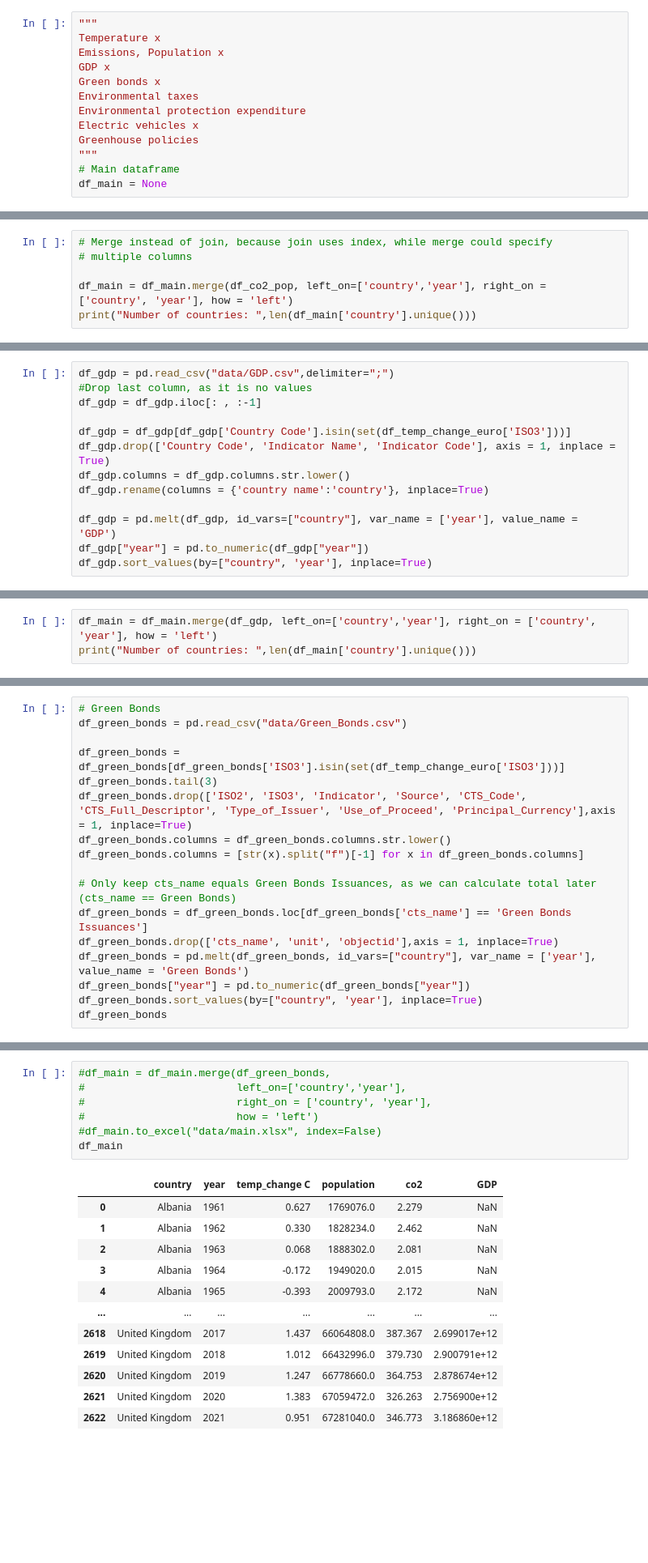
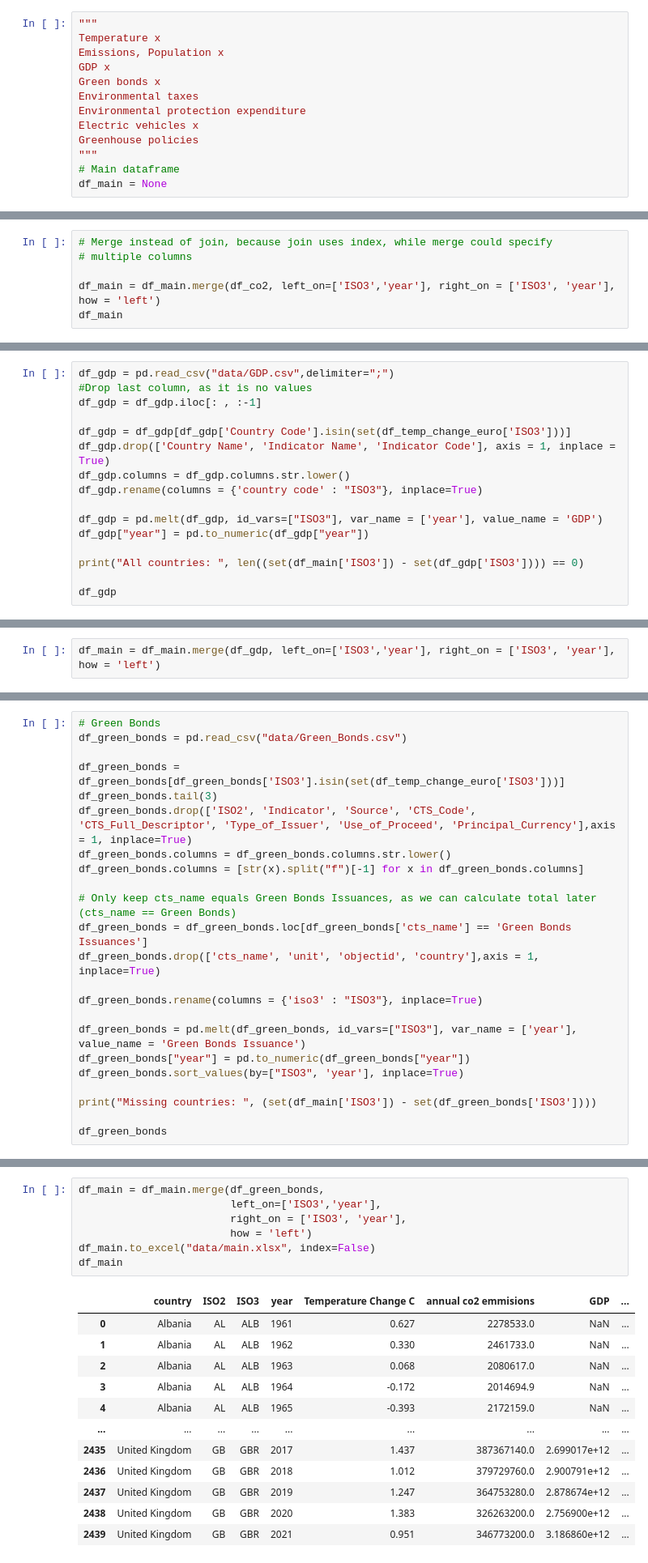
Before and after one commit to TrulsST/VisualAnalytics, a Jupyter notebook: Data_processing.ipynb, the cells around one changed output, grey strips where cells are left out. Shown at 81% size. Saved outputs shown, nothing was run; the diff lists cells and outputs as text; blank space fills up the shorter version.

Commit message:
Change merge on ISO codes
Excluded some smaller countries as Monaco, Lichestein and San Marino.

```diff
--- a/Data_processing.ipynb
+++ b/Data_processing.ipynb
@@ -282,6 +287,6 @@ df_co2
 # Merge instead of join, because join uses index, while merge could specify
 # multiple columns
 
-df_main = df_main.merge(df_co2_pop, left_on=['country','year'], right_on = ['country', 'year'], how = 'left')
-print("Number of countries: ",len(df_main['country'].unique()))
+df_main = df_main.merge(df_co2, left_on=['ISO3','year'], right_on = ['ISO3', 'year'], how = 'left')
+df_main
 # %% [output]
@@ -292,10 +309,13 @@ df_gdp = pd.read_csv("data/GDP.csv",delimiter=";")
 df_gdp = df_gdp.iloc[: , :-1]
 
 df_gdp = df_gdp[df_gdp['Country Code'].isin(set(df_temp_change_euro['ISO3']))]
-df_gdp.drop(['Country Code', 'Indicator Name', 'Indicator Code'], axis = 1, inplace = True)
+df_gdp.drop(['Country Name', 'Indicator Name', 'Indicator Code'], axis = 1, inplace = True)
 df_gdp.columns = df_gdp.columns.str.lower()
-df_gdp.rename(columns = {'country name':'country'}, inplace=True)
+df_gdp.rename(columns = {'country code' : "ISO3"}, inplace=True)
 
-df_gdp = pd.melt(df_gdp, id_vars=["country"], var_name = ['year'], value_name = 'GDP')
+df_gdp = pd.melt(df_gdp, id_vars=["ISO3"], var_name = ['year'], value_name = 'GDP')
 df_gdp["year"] = pd.to_numeric(df_gdp["year"])
-df_gdp.sort_values(by=["country", 'year'], inplace=True)
+
+print("All countries: ", len((set(df_main['ISO3']) - set(df_gdp['ISO3']))) == 0)
+
+df_gdp
@@ -302,3 +337,2 @@ df_gdp.sort_values(by=["country", 'year'], inplace=True)
 # %%
-df_main = df_main.merge(df_gdp, left_on=['country','year'], right_on = ['country', 'year'], how = 'left')
-print("Number of countries: ",len(df_main['country'].unique()))
+df_main = df_main.merge(df_gdp, left_on=['ISO3','year'], right_on = ['ISO3', 'year'], how = 'left')
@@ -310,15 +342,21 @@ df_green_bonds = pd.read_csv("data/Green_Bonds.csv")
 
 df_green_bonds = df_green_bonds[df_green_bonds['ISO3'].isin(set(df_temp_change_euro['ISO3']))]
 df_green_bonds.tail(3)
-df_green_bonds.drop(['ISO2', 'ISO3', 'Indicator', 'Source', 'CTS_Code', 'CTS_Full_Descriptor', 'Type_of_Issuer', 'Use_of_Proceed', 'Principal_Currency'],axis = 1, inplace=True)
+df_green_bonds.drop(['ISO2', 'Indicator', 'Source', 'CTS_Code', 'CTS_Full_Descriptor', 'Type_of_Issuer', 'Use_of_Proceed', 'Principal_Currency'],axis = 1, inplace=True)
 df_green_bonds.columns = df_green_bonds.columns.str.lower()
 df_green_bonds.columns = [str(x).split("f")[-1] for x in df_green_bonds.columns]
 
 # Only keep cts_name equals Green Bonds Issuances, as we can calculate total later (cts_name == Green Bonds)
 df_green_bonds = df_green_bonds.loc[df_green_bonds['cts_name'] == 'Green Bonds Issuances']
-df_green_bonds.drop(['cts_name', 'unit', 'objectid'],axis = 1, inplace=True)
-df_green_bonds = pd.melt(df_green_bonds, id_vars=["country"], var_name = ['year'], value_name = 'Green Bonds')
+df_green_bonds.drop(['cts_name', 'unit', 'objectid', 'country'],axis = 1, inplace=True)
+
+df_green_bonds.rename(columns = {'iso3' : "ISO3"}, inplace=True)
+
+df_green_bonds = pd.melt(df_green_bonds, id_vars=["ISO3"], var_name = ['year'], value_name = 'Green Bonds Issuance')
 df_green_bonds["year"] = pd.to_numeric(df_green_bonds["year"])
-df_green_bonds.sort_values(by=["country", 'year'], inplace=True)
+df_green_bonds.sort_values(by=["ISO3", 'year'], inplace=True)
+
+print("Missing countries: ", (set(df_main['ISO3']) - set(df_green_bonds['ISO3'])))
+
 df_green_bonds
 # %% [output]
@@ -349,22 +388,22 @@ Data columns (total 3 columns):
 dtypes: float64(1), int64(1), object(1)
 memory usage: 26.2+ KB
 # %%
-#df_main = df_main.merge(df_green_bonds,
-#                        left_on=['country','year'],
-#                        right_on = ['country', 'year'],
-#                        how = 'left')
-#df_main.to_excel("data/main.xlsx", index=False)
+df_main = df_main.merge(df_green_bonds,
+                        left_on=['ISO3','year'],
+                        right_on = ['ISO3', 'year'],
+                        how = 'left')
+df_main.to_excel("data/main.xlsx", index=False)
 df_main
 # %% [output]
-|  | country | year | temp_change C | population | co2 | GDP |
-| 0 | Albania | 1961 | 0.627 | 1769076.0 | 2.279 | NaN |
-| 1 | Albania | 1962 | 0.330 | 1828234.0 | 2.462 | NaN |
-| 2 | Albania | 1963 | 0.068 | 1888302.0 | 2.081 | NaN |
-| 3 | Albania | 1964 | -0.172 | 1949020.0 | 2.015 | NaN |
-| 4 | Albania | 1965 | -0.393 | 2009793.0 | 2.172 | NaN |
-| ... | ... | ... | ... | ... | ... | ... |
-| 2618 | United Kingdom | 2017 | 1.437 | 66064808.0 | 387.367 | 2.699017e+12 |
-| 2619 | United Kingdom | 2018 | 1.012 | 66432996.0 | 379.730 | 2.900791e+12 |
-| 2620 | United Kingdom | 2019 | 1.247 | 66778660.0 | 364.753 | 2.878674e+12 |
-| 2621 | United Kingdom | 2020 | 1.383 | 67059472.0 | 326.263 | 2.756900e+12 |
-| 2622 | United Kingdom | 2021 | 0.951 | 67281040.0 | 346.773 | 3.186860e+12 |
+|  | country | ISO2 | ISO3 | year | Temperature Change C | annual co2 emmisions | GDP | ... |
+| 0 | Albania | AL | ALB | 1961 | 0.627 | 2278533.0 | NaN | ... |
+| 1 | Albania | AL | ALB | 1962 | 0.330 | 2461733.0 | NaN | ... |
+| 2 | Albania | AL | ALB | 1963 | 0.068 | 2080617.0 | NaN | ... |
+| 3 | Albania | AL | ALB | 1964 | -0.172 | 2014694.9 | NaN | ... |
+| 4 | Albania | AL | ALB | 1965 | -0.393 | 2172159.0 | NaN | ... |
+| ... | ... | ... | ... | ... | ... | ... | ... | ... |
+| 2435 | United Kingdom | GB | GBR | 2017 | 1.437 | 387367140.0 | 2.699017e+12 | ... |
+| 2436 | United Kingdom | GB | GBR | 2018 | 1.012 | 379729760.0 | 2.900791e+12 | ... |
+| 2437 | United Kingdom | GB | GBR | 2019 | 1.247 | 364753280.0 | 2.878674e+12 | ... |
+| 2438 | United Kingdom | GB | GBR | 2020 | 1.383 | 326263200.0 | 2.756900e+12 | ... |
+| 2439 | United Kingdom | GB | GBR | 2021 | 0.951 | 346773200.0 | 3.186860e+12 | ... |
```
Also changed, not shown: parts of 23 cells of this notebook, 4 other files.
